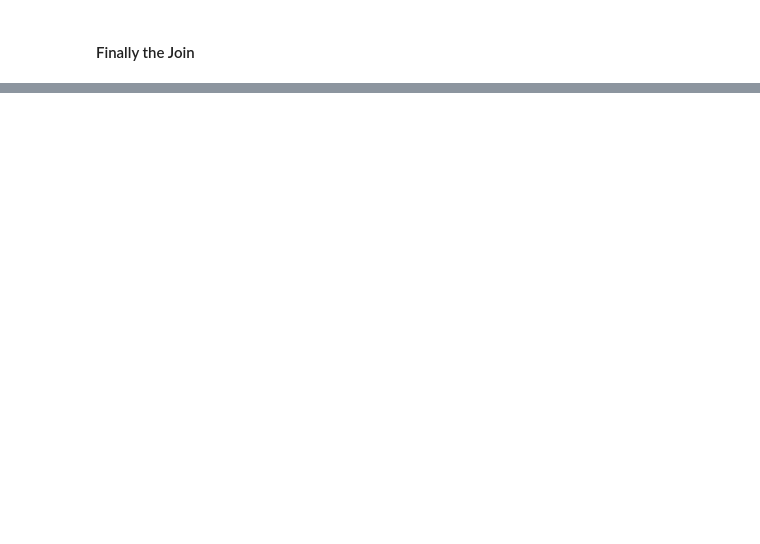
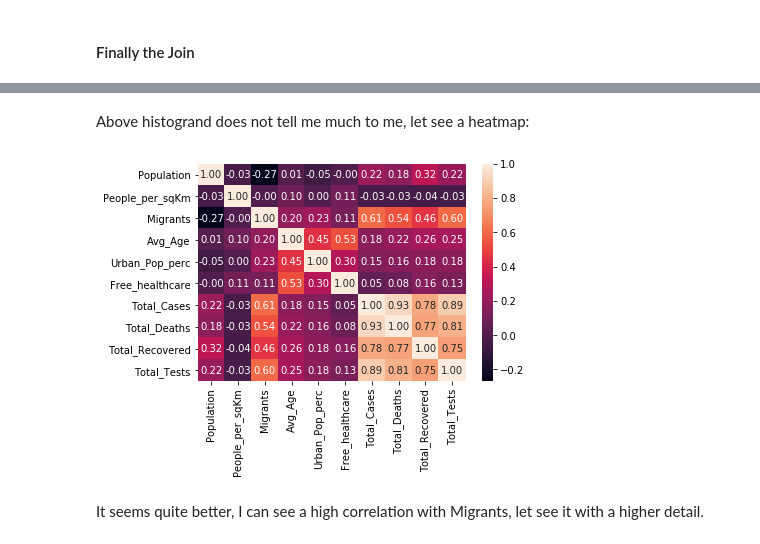
Before and after one commit to cesarvila/population, a Jupyter notebook: covid.ipynb, the cells around one changed output, grey strips where cells are left out. Saved outputs shown, nothing was run; the diff lists cells and outputs as text; code cells hidden in the pictures; blank space fills up the shorter version.

```diff
--- a/covid.ipynb
+++ b/covid.ipynb
@@ -274,0 +449,8 @@ sns.heatmap(df_raw.corr(), annot= True, fmt='.2f');
+# %% [markdown]
+Above histogrand does not tell me much to me, let see a heatmap:
+# %%
+sns.heatmap(df_plot.corr(), annot= True, fmt='.2f');
+# %% [output]
+[figure, added]
+# %% [markdown]
+It seems quite better, I can see a high correlation with Migrants, let see it with a higher detail.
```
Also changed, not shown: parts of 70 cells of this notebook, 2 other files.
